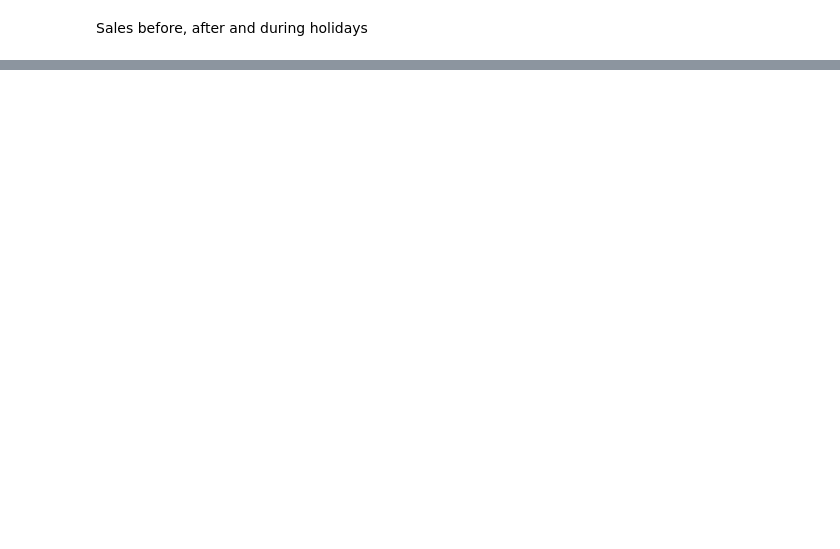
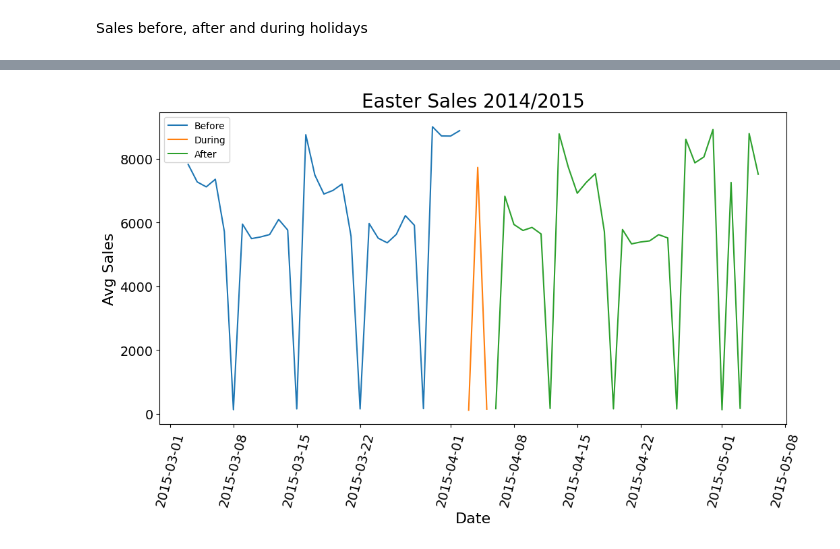
Before and after one commit to nahomHmichael/Rossman-Pharmaceutical-Sales-Pridiction, a Jupyter notebook: notebooks/data_exploration.ipynb, the cells around one changed output, grey strips where cells are left out. Saved outputs shown, nothing was run; the diff lists cells and outputs as text; code cells hidden in the pictures; blank space fills up the shorter version.

Commit message:
Update: sales behaviour and corr btwn sales and customers

```diff
--- a/notebooks/data_exploration.ipynb
+++ b/notebooks/data_exploration.ipynb
@@ -232,0 +239,3 @@ plt.show()
+# %%
+train_new = pd.read_csv('../data/train_clean_data.csv',index_col='Date')
+train_new.head()
@@ -232,0 +250,6 @@ plt.show()
+# %%
+# Creating a date column from the index
+
+train_new['date'] = train_new.index
+train_new['date'] = pd.to_datetime(train_new['date'])
+train_new.info()
@@ -234,0 +388,29 @@ Sales before, after and during holidays
+# %%
+# Creating the before after and during time stamp dataframe for 2014/15
+
+before_index = (train_new["date"] >= pd.to_datetime("2015-03-03")) & (train_new["date"] < pd.to_datetime("2015-04-03")) # Taking the one month before easter
+before_easter = train_new[before_index].groupby("date").agg({"Sales": "mean"})
+
+during_index = (train_new["date"] >= pd.to_datetime("2015-04-03")) & (train_new["date"] < pd.to_datetime("2015-04-06")) # Thinking that the holiday will last for 6 days
+during_easter = train_new[during_index].groupby("date").agg({"Sales": "mean"})
+
+after_index = (train_new["date"] >= pd.to_datetime("2015-04-06")) & (train_new["date"] < pd.to_datetime("2015-05-06"))# Taking the one month after easter
+after_easter = train_new[after_index].groupby("date").agg({"Sales": "mean"})
+
+# Plotting the graph of Easter sales before, after and during
+
+plt.figure(figsize=(12, 6))
+
+sns.lineplot(x = before_easter.index, y = before_easter["Sales"], label='Before')
+sns.lineplot(x = during_easter.index, y = during_easter["Sales"], label='During')
+sns.lineplot(x = after_easter.index, y = after_easter["Sales"], label='After')
+
+plt.title("Easter Sales 2014/2015", size=20)
+plt.xticks(rotation=75, fontsize=14)
+plt.yticks(fontsize=14)
+plt.xlabel(xlabel="Date", fontsize=16)
+plt.ylabel(ylabel="Avg Sales", fontsize=16)
+plt.savefig('../plots/easter_sales_14-15.jpg')
+plt.show()
+# %% [output]
+[figure, added]
```
Also changed, not shown: parts of 19 cells of this notebook, 7 other files.
